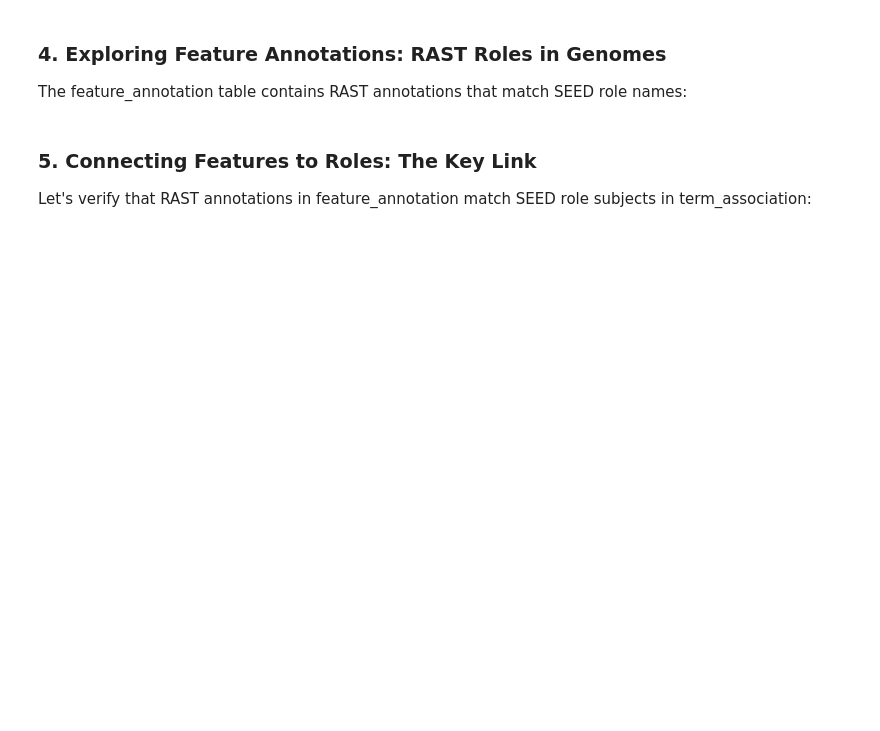
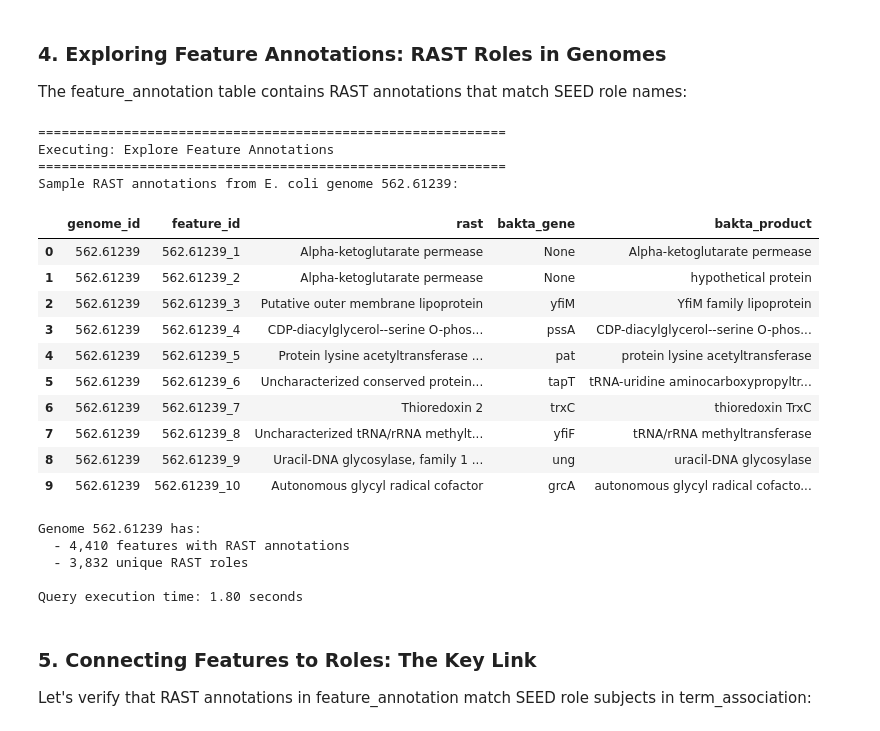
Before and after one commit to jplfaria/cdm-lake-local-twin, a Jupyter notebook: demo_july10th.ipynb, the cells around one changed output. Saved outputs shown, nothing was run; the diff lists cells and outputs as text; code cells hidden in the pictures; blank space fills up the shorter version.

```diff
--- a/demo_july10th.ipynb
+++ b/demo_july10th.ipynb
@@ -144,34 +202,55 @@ def explore_feature_annotations():
     SELECT
         genome_id,
         feature_id,
         rast,
         bakta_gene,
         bakta_product
     FROM {namespace}.feature_annotation
     WHERE genome_id = '562.61239'
     AND rast IS NOT NULL
-    LIMIT 20
+    LIMIT 10
     """
 
     df = spark.sql(query).toPandas()
     print(f"Sample RAST annotations from E. coli genome 562.61239:")
     display(df)
 
     # Count features with RAST annotations
     count_query = f"""
     SELECT
         COUNT(*) as features_with_rast,
         COUNT(DISTINCT rast) as unique_rast_roles
     FROM {namespace}.feature_annotation
     WHERE genome_id = '562.61239'
     AND rast IS NOT NULL
     """
     counts = spark.sql(count_query).collect()[0]
     print(f"\nGenome 562.61239 has:")
     print(f"  - {counts['features_with_rast']:,} features with RAST annotations")
     print(f"  - {counts['unique_rast_roles']:,} unique RAST roles")
 
 time_query("Explore Feature Annotations", explore_feature_annotations)
+# %% [output]
+============================================================
+Executing: Explore Feature Annotations
+============================================================
+Sample RAST annotations from E. coli genome 562.61239:
+|  | genome_id | feature_id | rast | bakta_gene | bakta_product |
+| 0 | 562.61239 | 562.61239_1 | Alpha-ketoglutarate permease | None | Alpha-ketoglutarate permease |
+| 1 | 562.61239 | 562.61239_2 | Alpha-ketoglutarate permease | None | hypothetical protein |
+| 2 | 562.61239 | 562.61239_3 | Putative outer membrane lipoprotein | yfiM | YfiM family lipoprotein |
+| 3 | 562.61239 | 562.61239_4 | CDP-diacylglycerol--serine O-phos... | pssA | CDP-diacylglycerol--serine O-phos... |
+| 4 | 562.61239 | 562.61239_5 | Protein lysine acetyltransferase ... | pat | protein lysine acetyltransferase |
+| 5 | 562.61239 | 562.61239_6 | Uncharacterized conserved protein... | tapT | tRNA-uridine aminocarboxypropyltr... |
+| 6 | 562.61239 | 562.61239_7 | Thioredoxin 2 | trxC | thioredoxin TrxC |
+| 7 | 562.61239 | 562.61239_8 | Uncharacterized tRNA/rRNA methylt... | yfiF | tRNA/rRNA methyltransferase |
+| 8 | 562.61239 | 562.61239_9 | Uracil-DNA glycosylase, family 1 ... | ung | uracil-DNA glycosylase |
+| 9 | 562.61239 | 562.61239_10 | Autonomous glycyl radical cofactor | grcA | autonomous glycyl radical cofacto... |
+Genome 562.61239 has:
+  - 4,410 features with RAST annotations
+  - 3,832 unique RAST roles
+
+Query execution time: 1.80 seconds
 # %% [markdown]
 ### 5. Connecting Features to Roles: The Key Link
 
```
Also changed, not shown: parts of 14 cells of this notebook.
